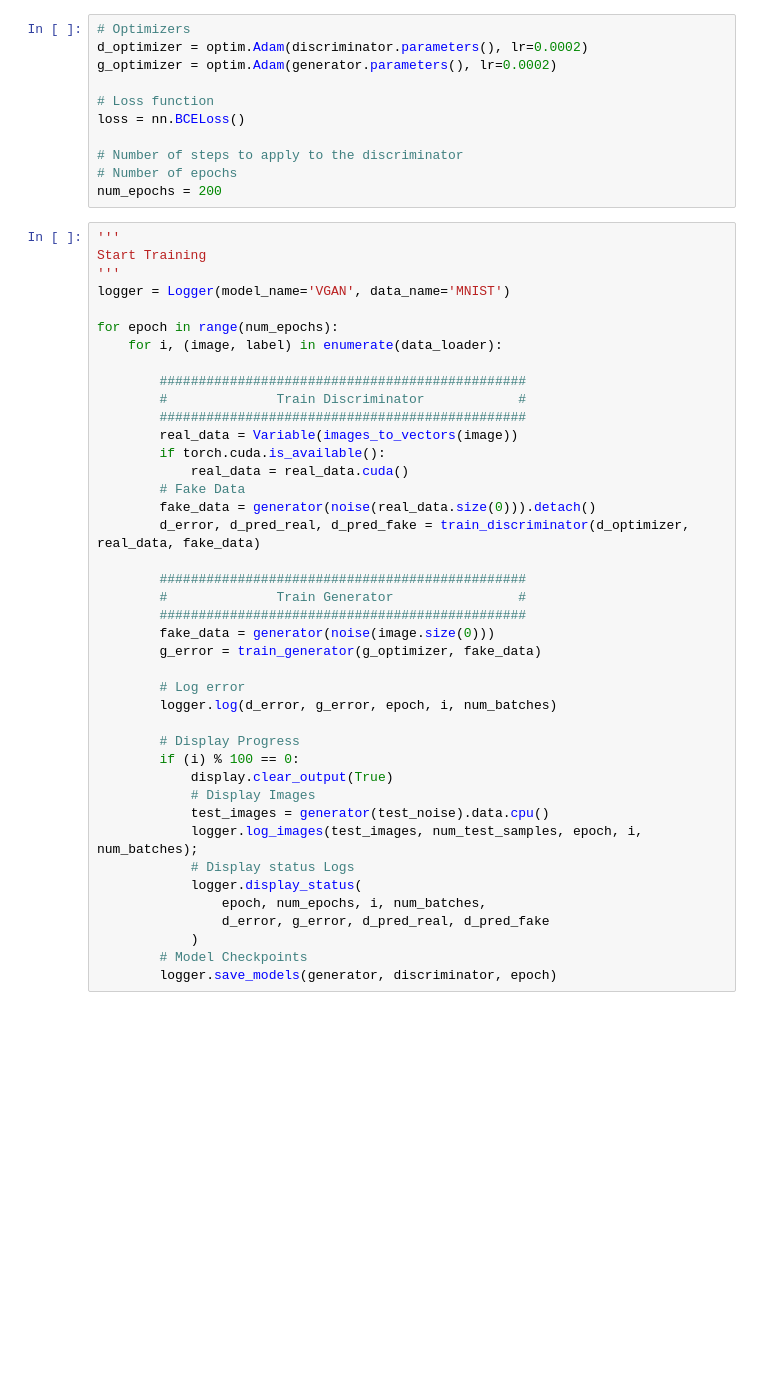
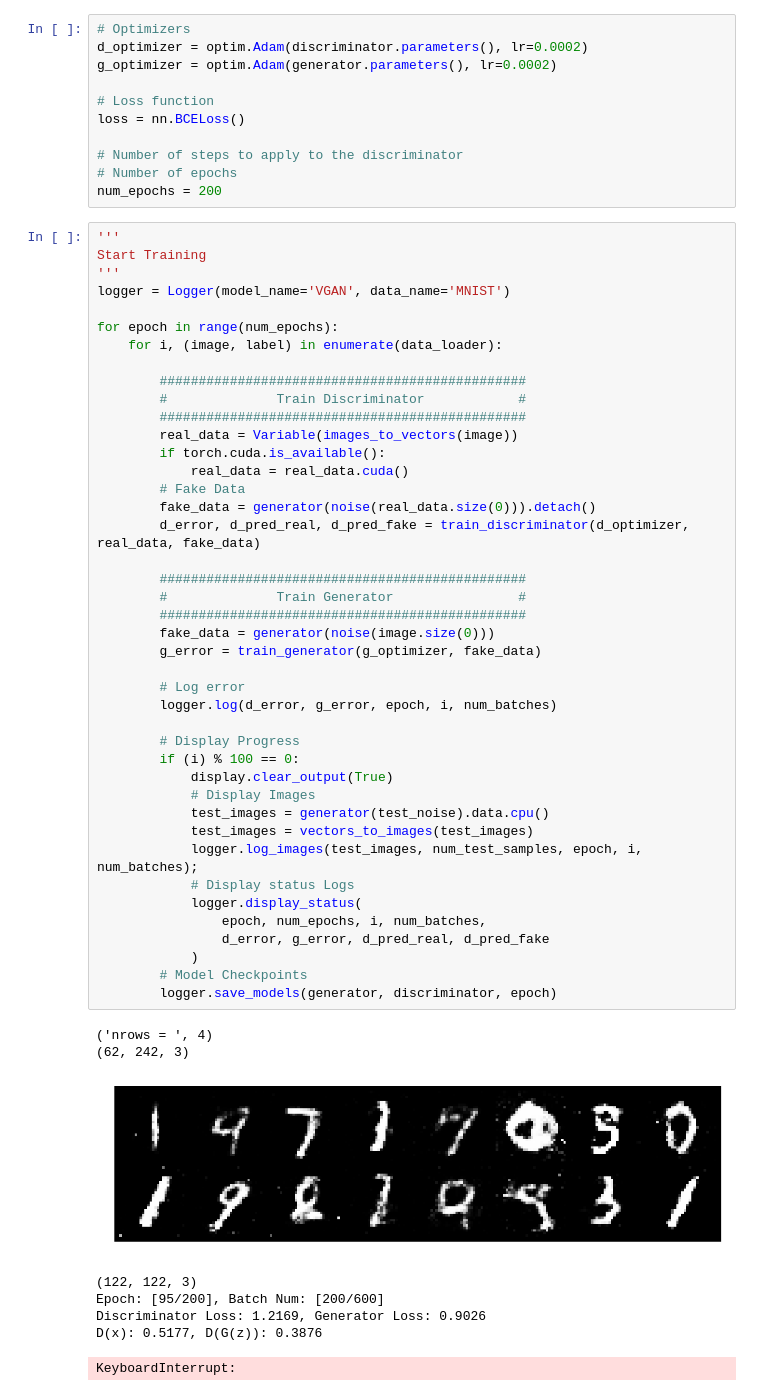
Before and after one commit to PoorvaRane/Semi-Supervised-GANs, a Jupyter notebook: scratch-space/Vanilla_GAN.ipynb, the cells around one changed output. Cells and saved outputs as stored; diff of their text form; blank space fills up the shorter version.

```diff
--- a/scratch-space/Vanilla_GAN.ipynb
+++ b/scratch-space/Vanilla_GAN.ipynb
@@ -204,30 +204,40 @@ for epoch in range(num_epochs):
         ###############################################
         real_data = Variable(images_to_vectors(image))
         if torch.cuda.is_available():
             real_data = real_data.cuda()
         # Fake Data
         fake_data = generator(noise(real_data.size(0))).detach()
         d_error, d_pred_real, d_pred_fake = train_discriminator(d_optimizer, real_data, fake_data)
 
         ###############################################
         #              Train Generator                #
         ###############################################
         fake_data = generator(noise(image.size(0)))
         g_error = train_generator(g_optimizer, fake_data)
 
         # Log error
         logger.log(d_error, g_error, epoch, i, num_batches)
 
         # Display Progress
         if (i) % 100 == 0:
             display.clear_output(True)
             # Display Images
             test_images = generator(test_noise).data.cpu()
+            test_images = vectors_to_images(test_images)
             logger.log_images(test_images, num_test_samples, epoch, i, num_batches);
             # Display status Logs
             logger.display_status(
                 epoch, num_epochs, i, num_batches,
                 d_error, g_error, d_pred_real, d_pred_fake
             )
         # Model Checkpoints
         logger.save_models(generator, discriminator, epoch)
+# %% [output]
+('nrows = ', 4)
+(62, 242, 3)
+[figure, added]
+(122, 122, 3)
+Epoch: [95/200], Batch Num: [200/600]
+Discriminator Loss: 1.2169, Generator Loss: 0.9026
+D(x): 0.5177, D(G(z)): 0.3876
+KeyboardInterrupt:
```
Also changed, not shown: 6 other files.
